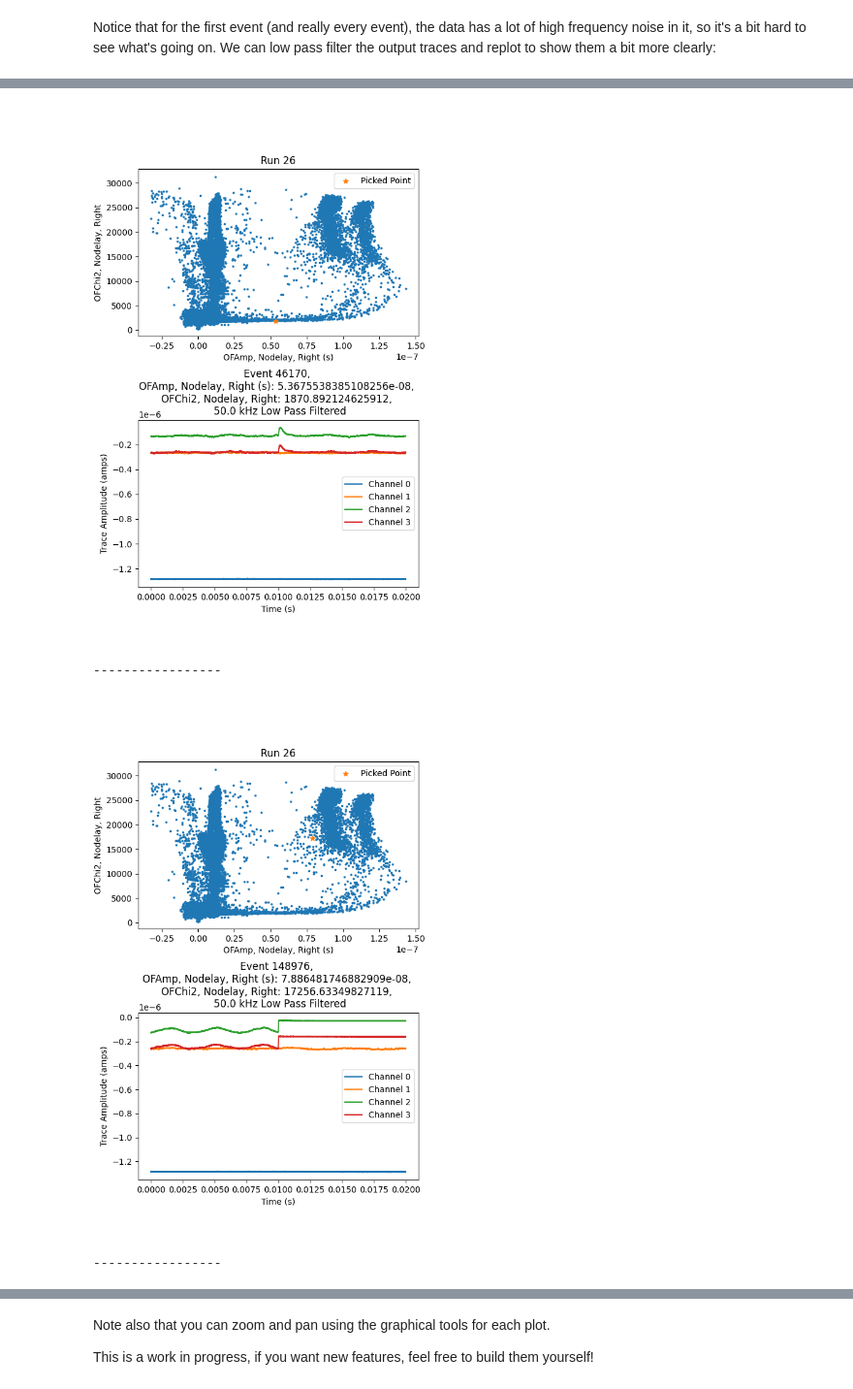
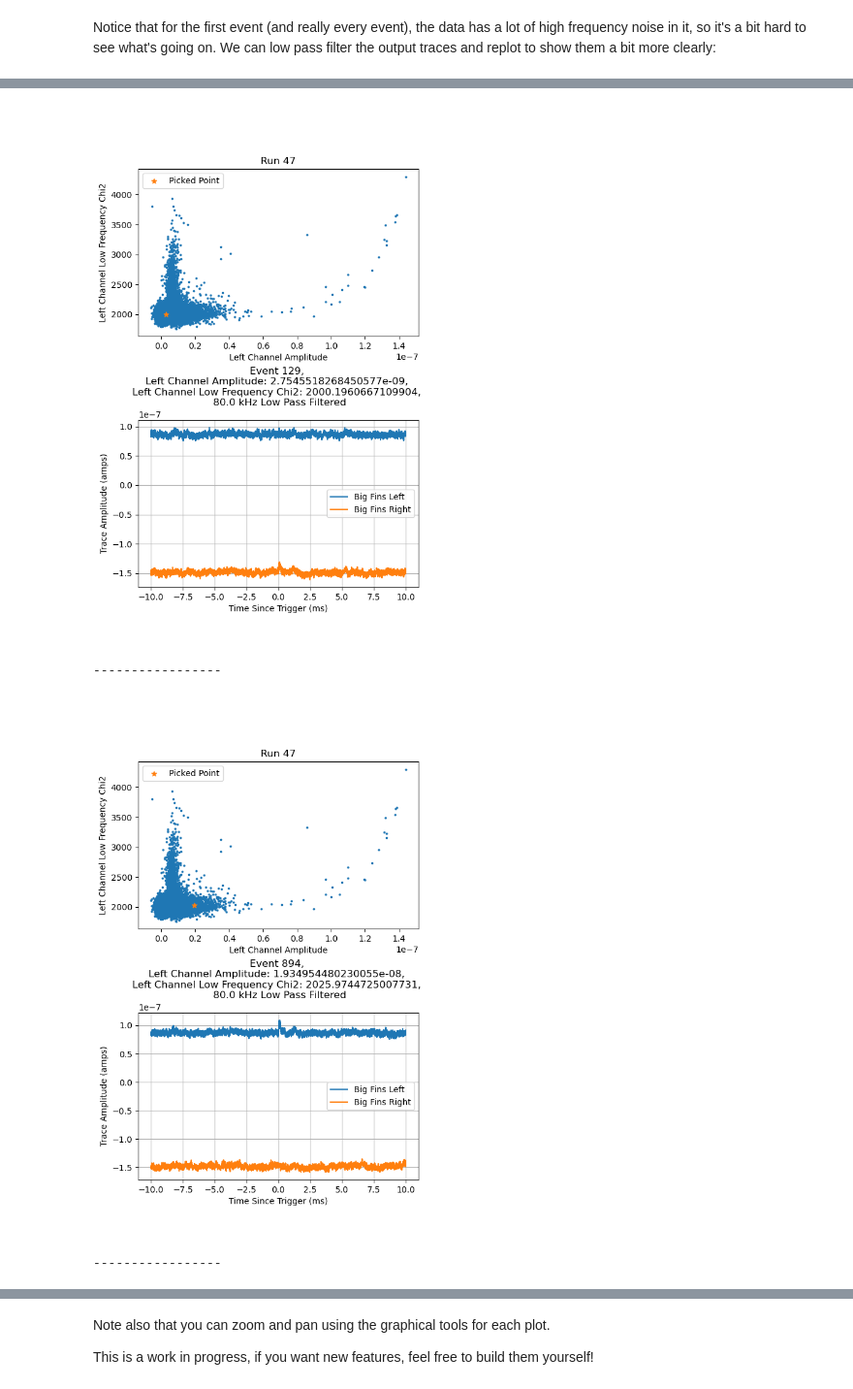
Before and after one commit to spice-herald/detanalysis, a Jupyter notebook: demos/ScatterPlotter_demo.ipynb, the cells around one changed output, grey strips where cells are left out. Shown at 97% size. Cells and saved outputs as stored; diff of their text form; code cells hidden in the pictures.

Commit message:
scatterplotter update to include cut plots, some semiautocut plotting changes too

```diff
--- a/demos/ScatterPlotter_demo.ipynb
+++ b/demos/ScatterPlotter_demo.ipynb
@@ -19,8 +25,8 @@ Here, we set the matplotlib enviornment to one we can interact with, rather than
 # %% [markdown]
 Let's load in some real data, so we have something to take a look at.
 # %%
-continuous_data_path = '/sdata1/runs/run26/raw/continuous_I2_D20230320_T112814'
-path_to_dataframe = '/sdata1/runs/run26/processed/continuous_I2_D20230320_T112814/feature_I2_D20230824_T003527'
+continuous_data_path = '/sdata1/runs/run47/raw/continuous_I2_D20240719_T172034/'
+path_to_dataframe = '/sdata1/runs/run47/processed/continuous_I2_D20240719_T172034/feature_I2_D20240808_T090312/'
 
 myanalyzer = Analyzer(path_to_dataframe, series=None)
 # function "add_files" can be used afterwards if needed
@@ -48,8 +56,12 @@ Now, we can initialize the ScatterPlotter object we'll use to plot RQs and event
+# %%
+df['sel'] = (df.trigger_channel == 'Mv3025pcBigFinsSum') & (df.lowchi2_of1x1_nodelay_Mv3025pcBigFinsLeft < 5000)
 # %%
 SP = ScatterPlotter(df, continuous_data_path,
-                    'amp_of1x1_nodelay_Melange025pcRight', 'lowchi2_of1x1_nodelay_Melange025pcRight',
-                    'OFAmp, Nodelay, Right (s)', 'OFChi2, Nodelay, Right',
-                    title = "Run 26")
+                    'amp_of1x1_nodelay_Mv3025pcBigFinsLeft', 'lowchi2_of1x1_nodelay_Mv3025pcBigFinsLeft',
+                    'Left Channel Amplitude', 'Left Channel Low Frequency Chi2',
+                    trace_inds_to_plot=[0, 1], selection='sel',
+                    trace_inds_labels=['Big Fins Left', 'Big Fins Right'],
+                    title = "Run 47")
 # %% [markdown]
 We'll be working with the SP object we just created when making plots to pick events out of, and ones of the picked events.
 
@@ -69,3 +78,0 @@ To clear the list of points to pick, we can simply set the attribute to an empty
-# %%
-SP.picked_inds = []
-print(SP.picked_inds)
@@ -97,5 +97,5 @@ SP.plot_picked_events(trace_length_msec=20, pretrigger_length_msec=10)
 # %% [markdown]
 Notice that for the first event (and really every event), the data has a lot of high frequency noise in it, so it's a bit hard to see what's going on. We can low pass filter the output traces and replot to show them a bit more clearly:
 # %%
-SP.plot_picked_events(lpcutoff=50e3,trace_length_msec=20, pretrigger_length_msec=10)
+SP.plot_picked_events(lpcutoff=80e3,trace_length_msec=20, pretrigger_length_msec=10)
 # %% [output]
@@ -103,5 +103,5 @@ SP.plot_picked_events(lpcutoff=50e3,trace_length_msec=20, pretrigger_length_msec
 -----------------
-[figure, old version]
+[figure, new version]
 -----------------
-[figure, old version]
+[figure, new version]
 -----------------
```
Also changed, not shown: parts of 17 cells of this notebook, 2 other files.
